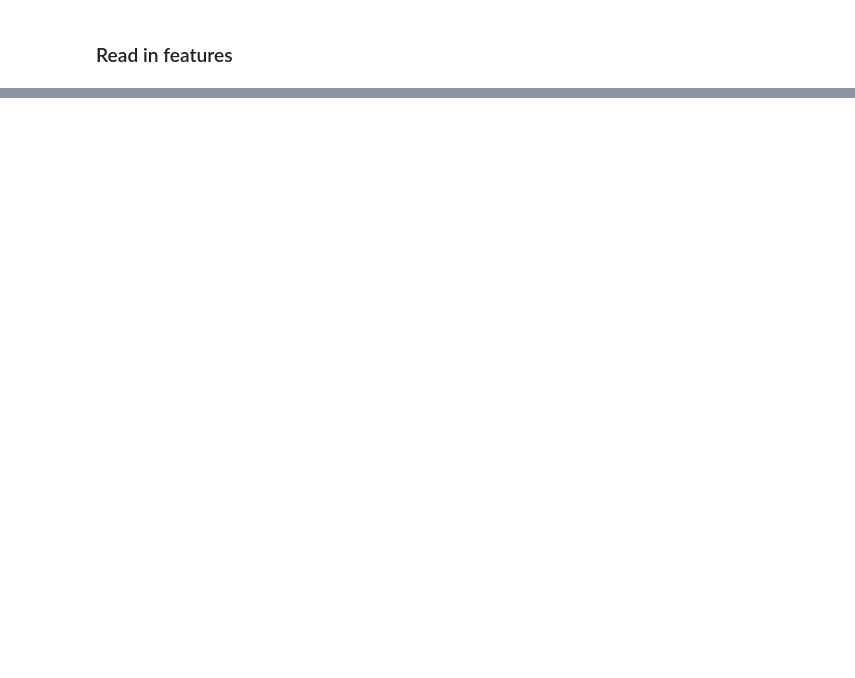
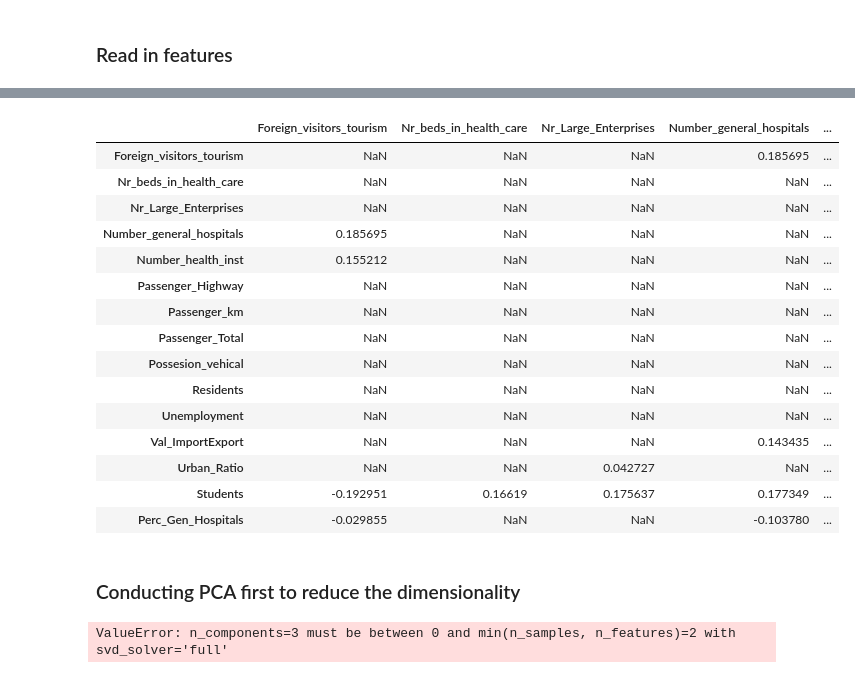
Before and after one commit to matthiasboeker/Covid_19_Forecast, a Jupyter notebook: Notebooks/ARIMA_Approach.ipynb, the cells around one changed output, grey strips where cells are left out. Cells and saved outputs as stored; diff of their text form; code cells hidden in the pictures; blank space fills up the shorter version.

```diff
--- a/Notebooks/ARIMA_Approach.ipynb
+++ b/Notebooks/ARIMA_Approach.ipynb
@@ -221,0 +233,19 @@ Xinjiang            1.999975e+07  >
+# %%
+corr[0.2>np.abs(corr)]
+# %% [output]
+|  | Foreign_visitors_tourism | Nr_beds_in_health_care | Nr_Large_Enterprises | Number_general_hospitals | ... |
+| Foreign_visitors_tourism | NaN | NaN | NaN | 0.185695 | ... |
+| Nr_beds_in_health_care | NaN | NaN | NaN | NaN | ... |
+| Nr_Large_Enterprises | NaN | NaN | NaN | NaN | ... |
+| Number_general_hospitals | 0.185695 | NaN | NaN | NaN | ... |
+| Number_health_inst | 0.155212 | NaN | NaN | NaN | ... |
+| Passenger_Highway | NaN | NaN | NaN | NaN | ... |
+| Passenger_km | NaN | NaN | NaN | NaN | ... |
+| Passenger_Total | NaN | NaN | NaN | NaN | ... |
+| Possesion_vehical | NaN | NaN | NaN | NaN | ... |
+| Residents | NaN | NaN | NaN | NaN | ... |
+| Unemployment | NaN | NaN | NaN | NaN | ... |
+| Val_ImportExport | NaN | NaN | NaN | 0.143435 | ... |
+| Urban_Ratio | NaN | NaN | 0.042727 | NaN | ... |
+| Students | -0.192951 | 0.16619 | 0.175637 | 0.177349 | ... |
+| Perc_Gen_Hospitals | -0.029855 | NaN | NaN | -0.103780 | ... |
@@ -221,0 +260,10 @@ Xinjiang            1.999975e+07  >
+# %% [markdown]
+### Conducting PCA first to reduce the dimensionality
+# %%
+from sklearn.decomposition import PCA
+pca = PCA(n_components=3)
+pca.fit(feature_space)
+print('explained variance:',pca.explained_variance_ratio_)
+transformed = pca.fit_transform(feature_space)
+# %% [output]
+ValueError: n_components=3 must be between 0 and min(n_samples, n_features)=2 with svd_solver='full'
```
Also changed, not shown: parts of 31 cells of this notebook.
